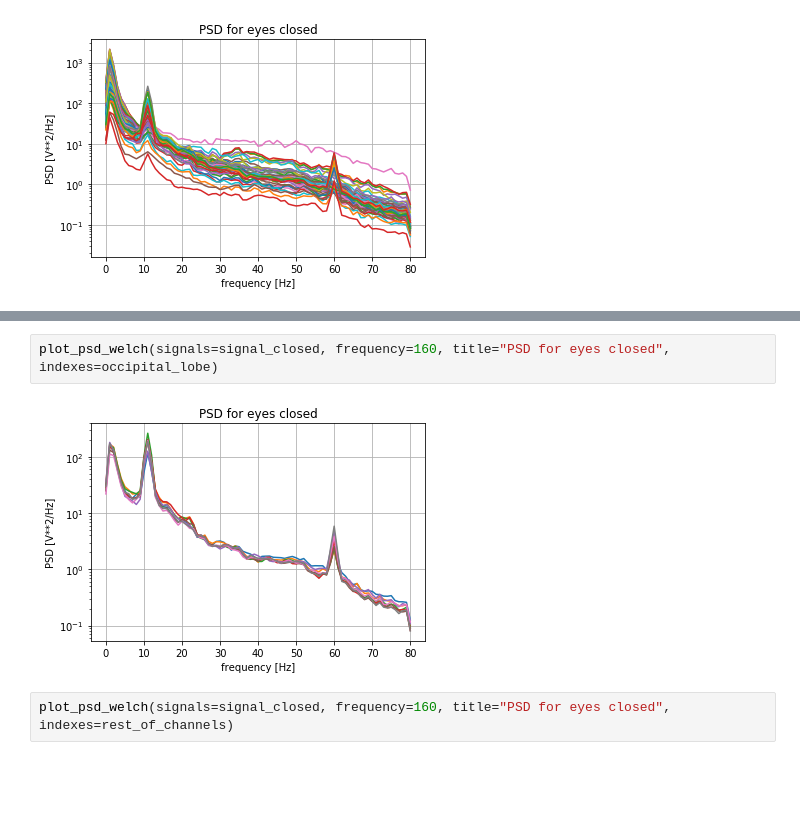
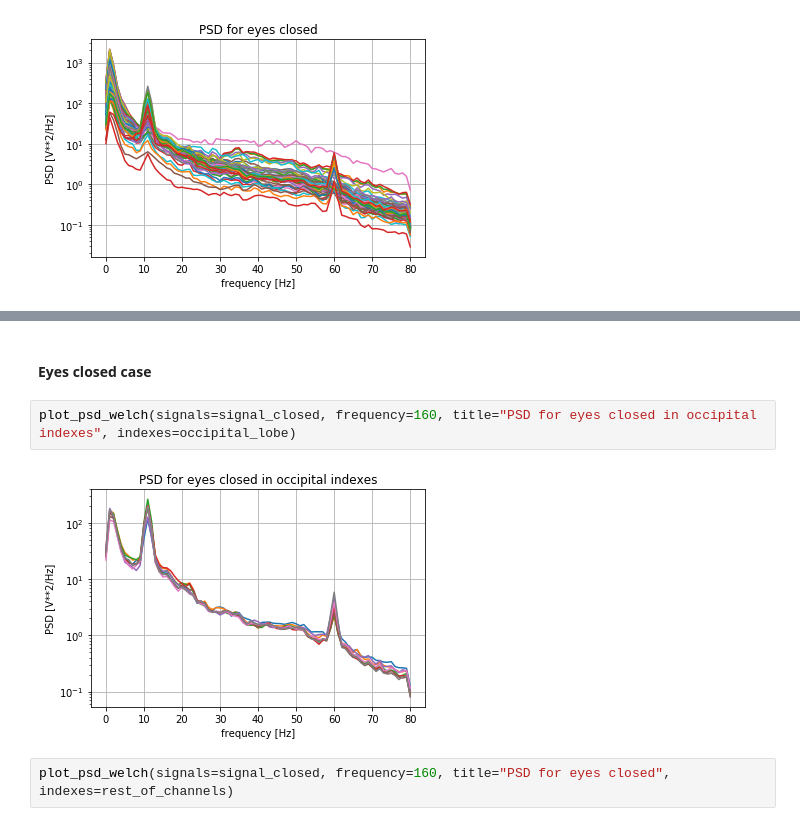
Before and after one commit to belgrades/neuroscience, a Jupyter notebook: 1. Spectral Analysis/PSD.ipynb, the cells around one changed output, grey strips where cells are left out. Saved outputs shown, nothing was run; the diff lists cells and outputs as text; blank space fills up the shorter version.

Commit message:
Adding PSD update. Compared signals. Best channel. Best frequency

```diff
--- a/1. Spectral Analysis/PSD.ipynb
+++ b/1. Spectral Analysis/PSD.ipynb
@@ -95,7 +108,9 @@ rest_of_channels = list(set(range(64)).difference(set(occipital_lobe)))
+# %% [markdown]
+#### Eyes closed case
 # %%
-plot_psd_welch(signals=signal_closed, frequency=160, title="PSD for eyes closed", indexes=occipital_lobe)
+plot_psd_welch(signals=signal_closed, frequency=160, title="PSD for eyes closed in occipital indexes", indexes=occipital_lobe)
 # %% [output]
-[figure, old version]
+[figure, new version]
 # %%
 plot_psd_welch(signals=signal_closed, frequency=160, title="PSD for eyes closed", indexes=rest_of_channels)
 # %% [output]
```
Also changed, not shown: parts of 8 cells of this notebook.
